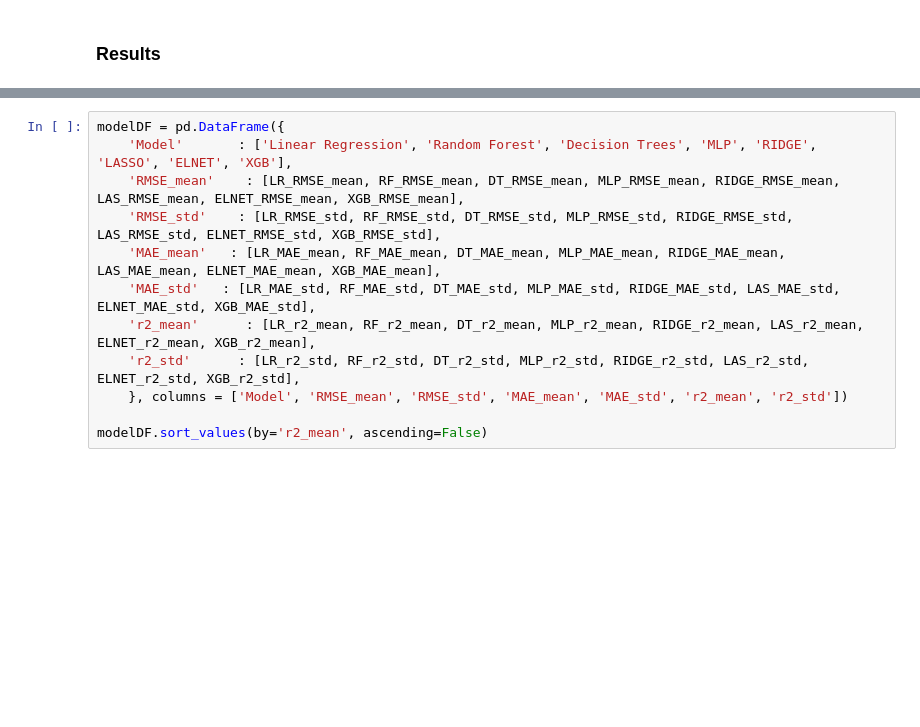
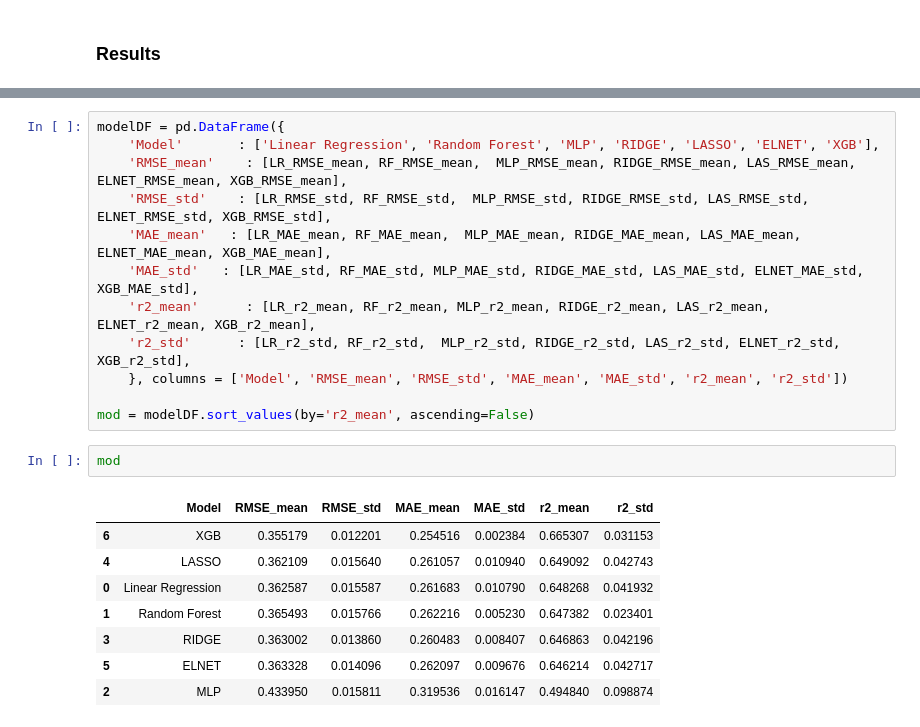
Before and after one commit to ThomasFavrel/OC-P4, a Jupyter notebook: Untitled.ipynb, the cells around one changed output, grey strips where cells are left out. Saved outputs shown, nothing was run; the diff lists cells and outputs as text; blank space fills up the shorter version.

```diff
--- a/Untitled.ipynb
+++ b/Untitled.ipynb
@@ -1015,12 +1021,23 @@ IndexError: list index out of range
 # %%
 modelDF = pd.DataFrame({
-    'Model'       : ['Linear Regression', 'Random Forest', 'Decision Trees', 'MLP', 'RIDGE', 'LASSO', 'ELNET', 'XGB'],
-    'RMSE_mean'    : [LR_RMSE_mean, RF_RMSE_mean, DT_RMSE_mean, MLP_RMSE_mean, RIDGE_RMSE_mean, LAS_RMSE_mean, ELNET_RMSE_mean, XGB_RMSE_mean],
-    'RMSE_std'    : [LR_RMSE_std, RF_RMSE_std, DT_RMSE_std, MLP_RMSE_std, RIDGE_RMSE_std, LAS_RMSE_std, ELNET_RMSE_std, XGB_RMSE_std],
-    'MAE_mean'   : [LR_MAE_mean, RF_MAE_mean, DT_MAE_mean, MLP_MAE_mean, RIDGE_MAE_mean, LAS_MAE_mean, ELNET_MAE_mean, XGB_MAE_mean],
-    'MAE_std'   : [LR_MAE_std, RF_MAE_std, DT_MAE_std, MLP_MAE_std, RIDGE_MAE_std, LAS_MAE_std, ELNET_MAE_std, XGB_MAE_std],
-    'r2_mean'      : [LR_r2_mean, RF_r2_mean, DT_r2_mean, MLP_r2_mean, RIDGE_r2_mean, LAS_r2_mean, ELNET_r2_mean, XGB_r2_mean],
-    'r2_std'      : [LR_r2_std, RF_r2_std, DT_r2_std, MLP_r2_std, RIDGE_r2_std, LAS_r2_std, ELNET_r2_std, XGB_r2_std],
+    'Model'       : ['Linear Regression', 'Random Forest', 'MLP', 'RIDGE', 'LASSO', 'ELNET', 'XGB'],
+    'RMSE_mean'    : [LR_RMSE_mean, RF_RMSE_mean,  MLP_RMSE_mean, RIDGE_RMSE_mean, LAS_RMSE_mean, ELNET_RMSE_mean, XGB_RMSE_mean],
+    'RMSE_std'    : [LR_RMSE_std, RF_RMSE_std,  MLP_RMSE_std, RIDGE_RMSE_std, LAS_RMSE_std, ELNET_RMSE_std, XGB_RMSE_std],
+    'MAE_mean'   : [LR_MAE_mean, RF_MAE_mean,  MLP_MAE_mean, RIDGE_MAE_mean, LAS_MAE_mean, ELNET_MAE_mean, XGB_MAE_mean],
+    'MAE_std'   : [LR_MAE_std, RF_MAE_std, MLP_MAE_std, RIDGE_MAE_std, LAS_MAE_std, ELNET_MAE_std, XGB_MAE_std],
+    'r2_mean'      : [LR_r2_mean, RF_r2_mean, MLP_r2_mean, RIDGE_r2_mean, LAS_r2_mean, ELNET_r2_mean, XGB_r2_mean],
+    'r2_std'      : [LR_r2_std, RF_r2_std,  MLP_r2_std, RIDGE_r2_std, LAS_r2_std, ELNET_r2_std, XGB_r2_std],
     }, columns = ['Model', 'RMSE_mean', 'RMSE_std', 'MAE_mean', 'MAE_std', 'r2_mean', 'r2_std'])
 
-modelDF.sort_values(by='r2_mean', ascending=False)
+mod = modelDF.sort_values(by='r2_mean', ascending=False)
+# %%
+mod
+# %% [output]
+|  | Model | RMSE_mean | RMSE_std | MAE_mean | MAE_std | r2_mean | r2_std |
+| 6 | XGB | 0.355179 | 0.012201 | 0.254516 | 0.002384 | 0.665307 | 0.031153 |
+| 4 | LASSO | 0.362109 | 0.015640 | 0.261057 | 0.010940 | 0.649092 | 0.042743 |
+| 0 | Linear Regression | 0.362587 | 0.015587 | 0.261683 | 0.010790 | 0.648268 | 0.041932 |
+| 1 | Random Forest | 0.365493 | 0.015766 | 0.262216 | 0.005230 | 0.647382 | 0.023401 |
+| 3 | RIDGE | 0.363002 | 0.013860 | 0.260483 | 0.008407 | 0.646863 | 0.042196 |
+| 5 | ELNET | 0.363328 | 0.014096 | 0.262097 | 0.009676 | 0.646214 | 0.042717 |
+| 2 | MLP | 0.433950 | 0.015811 | 0.319536 | 0.016147 | 0.494840 | 0.098874 |
```
Also changed, not shown: parts of 23 cells of this notebook, 1 other file.
